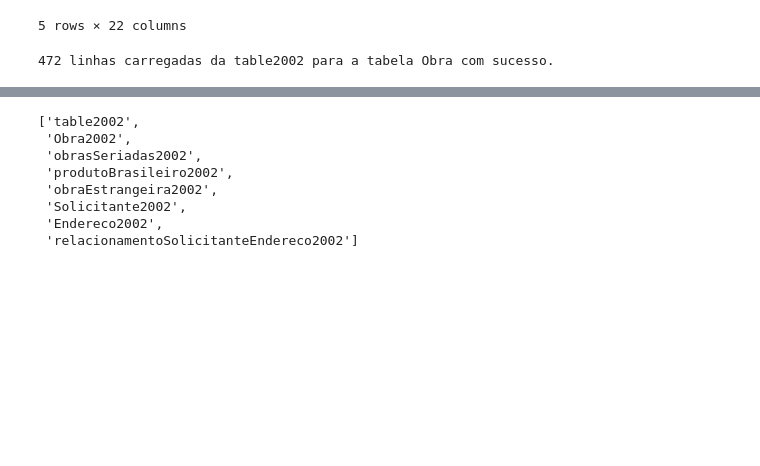
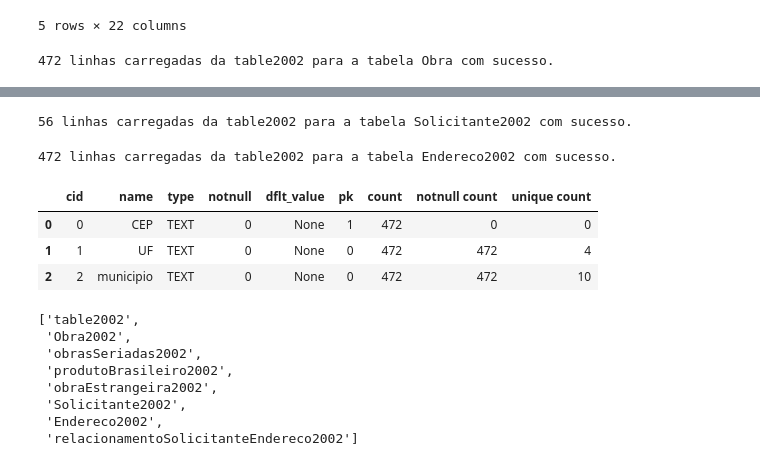
Before and after one commit to MarceleLouiseSAra/TPs-IBD, a Jupyter notebook: TP2.ipynb, the cells around one changed output, grey strips where cells are left out. Drawn from its saved outputs; the diff is of its cells as text; code cells hidden in the pictures; blank space fills up the shorter version.

```diff
--- a/TP2.ipynb
+++ b/TP2.ipynb
@@ -352,6 +454,40 @@ with sqlite3.connect('2002.db') as conn:
     )"""
 
   cur.execute(create)
+# %%
+import sqlite3
+
+with sqlite3.connect('2002.db') as conn:
+    cur = conn.cursor()
+
+    Solicitante2002_columns = [
+        "CNPJ", "causa", "registroAncine", "redIsen"
+    ]
+
+    columns_to_load = [
+        "CNPJ_REQUERENTE", "REQUERENTE", "REGISTRO_ANCINE_REQUERENTE", "REDUCAO_ISENCAO"
+    ]
+
+    insert_query = f"""
+    INSERT INTO Solicitante2002 ({', '.join(Solicitante2002_columns)})
+    SELECT {', '.join(columns_to_load)}
+    FROM table2002 GROUP BY CNPJ_REQUERENTE;
+    """
+
+    try:
+        cur.execute(insert_query)
+
+        conn.commit()
+        print(f"{cur.rowcount} linhas carregadas da table2002 para a tabela Solicitante2002 com sucesso.")
+
+    except sqlite3.OperationalError as e:
+        print(f"Erro de operação do banco de dados ao carregar dados: {e}")
+        conn.rollback()
+    except Exception as e:
+        print(f"Ocorreu um erro inesperado: {e}")
+        conn.rollback()
+# %% [output]
+56 linhas carregadas da table2002 para a tabela Solicitante2002 com sucesso.
 # %%
 with sqlite3.connect('2002.db') as conn:
   cur = conn.cursor()
@@ -363,6 +499,47 @@ with sqlite3.connect('2002.db') as conn:
     )"""
 
   cur.execute(create)
+# %%
+import sqlite3
+
+with sqlite3.connect('2002.db') as conn:
+    cur = conn.cursor()
+
+    Endereco2002_columns = [
+        "UF", "municipio"
+    ]
+
+    columns_to_load = [
+        "UF_REQUERENTE", "MUNICIPIO_REQUERENTE"
+    ]
+
+    insert_query = f"""
+    INSERT INTO Endereco2002 ({', '.join(Endereco2002_columns)})
+    SELECT {', '.join(columns_to_load)}
+    FROM table2002;
+    """
+
+    try:
+        cur.execute(insert_query)
+
+        conn.commit()
+        print(f"{cur.rowcount} linhas carregadas da table2002 para a tabela Endereco2002 com sucesso.")
+
+    except sqlite3.OperationalError as e:
+        print(f"Erro de operação do banco de dados ao carregar dados: {e}")
+        conn.rollback()
+    except Exception as e:
+        print(f"Ocorreu um erro inesperado: {e}")
+        conn.rollback()
+# %% [output]
+472 linhas carregadas da table2002 para a tabela Endereco2002 com sucesso.
+# %%
+info("Endereco2002", conn)
+# %% [output]
+|  | cid | name | type | notnull | dflt_value | pk | count | notnull count | unique count |
+| 0 | 0 | CEP | TEXT | 0 | None | 1 | 472 | 0 | 0 |
+| 1 | 1 | UF | TEXT | 0 | None | 0 | 472 | 472 | 4 |
+| 2 | 2 | municipio | TEXT | 0 | None | 0 | 472 | 472 | 10 |
 # %%
 with sqlite3.connect('2002.db') as conn:
   cur = conn.cursor()
```
Also changed, not shown: parts of 4 cells of this notebook.
